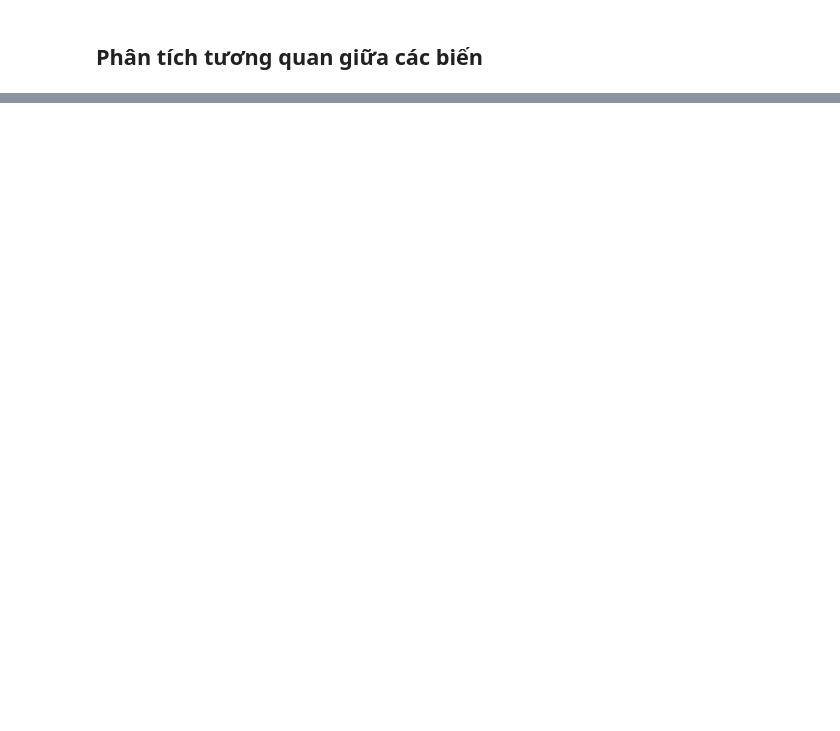
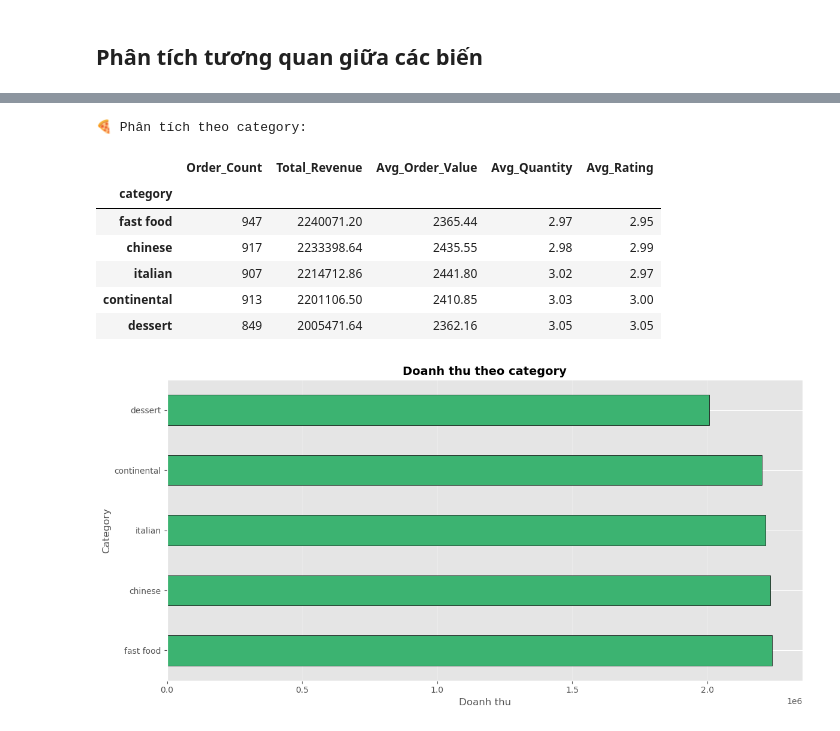
Before and after one commit to NTbankey1/High-Quality-Invoice-Images-for-OCR, a Jupyter notebook: src/analysis.ipynb, the cells around one changed output, grey strips where cells are left out. Drawn from its saved outputs; the diff is of its cells as text; code cells hidden in the pictures; blank space fills up the shorter version.

```diff
--- a/src/analysis.ipynb
+++ b/src/analysis.ipynb
@@ -67,0 +454,45 @@ plt.show()
+# %%
+# Phân tích theo category
+if 'category' in df.columns:
+    # Loại bỏ NaN trong category
+    df_category = df[df['category'].notna()].copy()
+
+    if len(df_category) > 0:
+        category_analysis = df_category.groupby('category').agg({
+            'order_id': 'count',
+            'total_amount': ['sum', 'mean'],
+            'quantity': 'mean',
+            'rating': 'mean'
+        }).round(2)
+        category_analysis.columns = ['Order_Count', 'Total_Revenue', 'Avg_Order_Value', 'Avg_Quantity', 'Avg_Rating']
+        category_analysis = category_analysis.sort_values('Total_Revenue', ascending=False)
+
+        print("🍕 Phân tích theo category:")
+        display(category_analysis)
+
+        # Vẽ biểu đồ
+        if len(category_analysis) > 0:
+            plt.figure(figsize=(12, 6))
+            category_analysis['Total_Revenue'].plot(kind='barh', color='mediumseagreen', edgecolor='black')
+            plt.title('Doanh thu theo category', fontsize=14, fontweight='bold')
+            plt.xlabel('Doanh thu')
+            plt.ylabel('Category')
+            plt.grid(True, alpha=0.3, axis='x')
+            plt.tight_layout()
+            plt.show()
+        else:
+            print("⚠️ Không có dữ liệu để vẽ biểu đồ")
+    else:
+        print("⚠️ Không có dữ liệu hợp lệ cho category")
+else:
+    print("⚠️ Cột 'category' không tồn tại trong dữ liệu")
+# %% [output]
+🍕 Phân tích theo category:
+|  | Order_Count | Total_Revenue | Avg_Order_Value | Avg_Quantity | Avg_Rating |
+| category |  |  |  |  |  |
+| fast food | 947 | 2240071.20 | 2365.44 | 2.97 | 2.95 |
+| chinese | 917 | 2233398.64 | 2435.55 | 2.98 | 2.99 |
+| italian | 907 | 2214712.86 | 2441.80 | 3.02 | 2.97 |
+| continental | 913 | 2201106.50 | 2410.85 | 3.03 | 3.00 |
+| dessert | 849 | 2005471.64 | 2362.16 | 3.05 | 3.05 |
+[figure, added]
```
Also changed, not shown: parts of 21 cells of this notebook, 14 other files.
